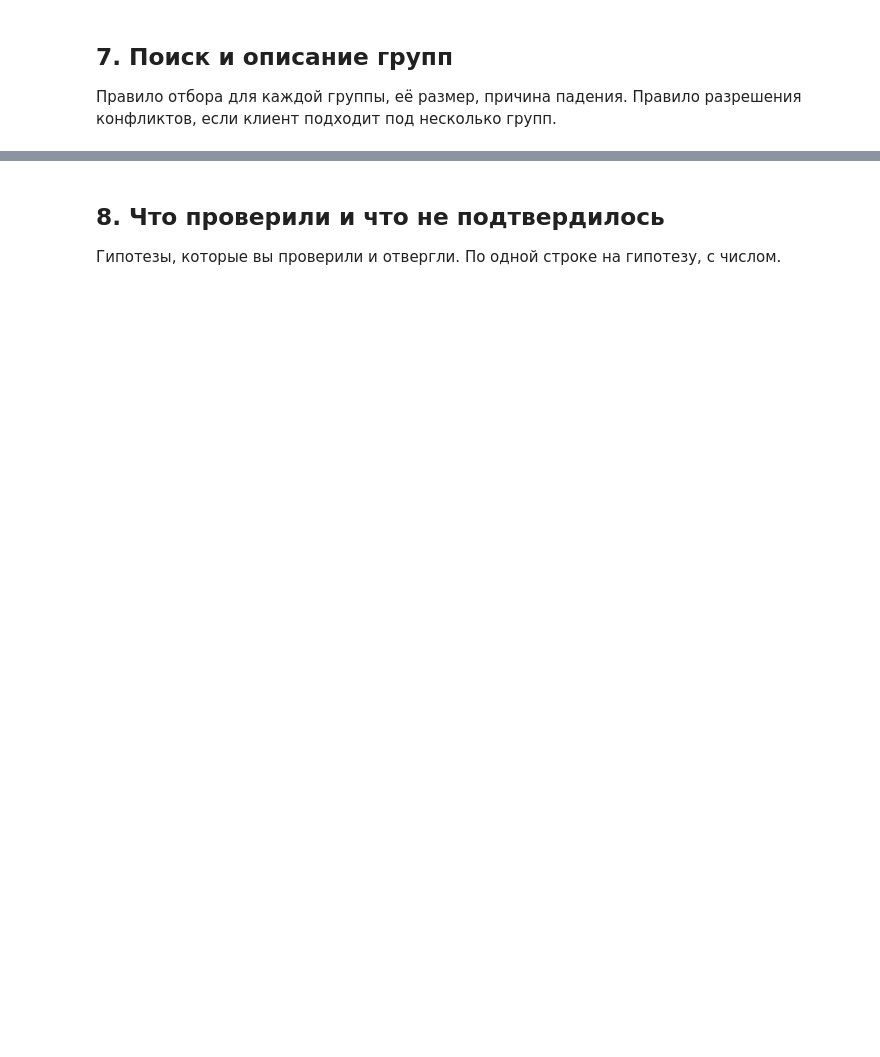
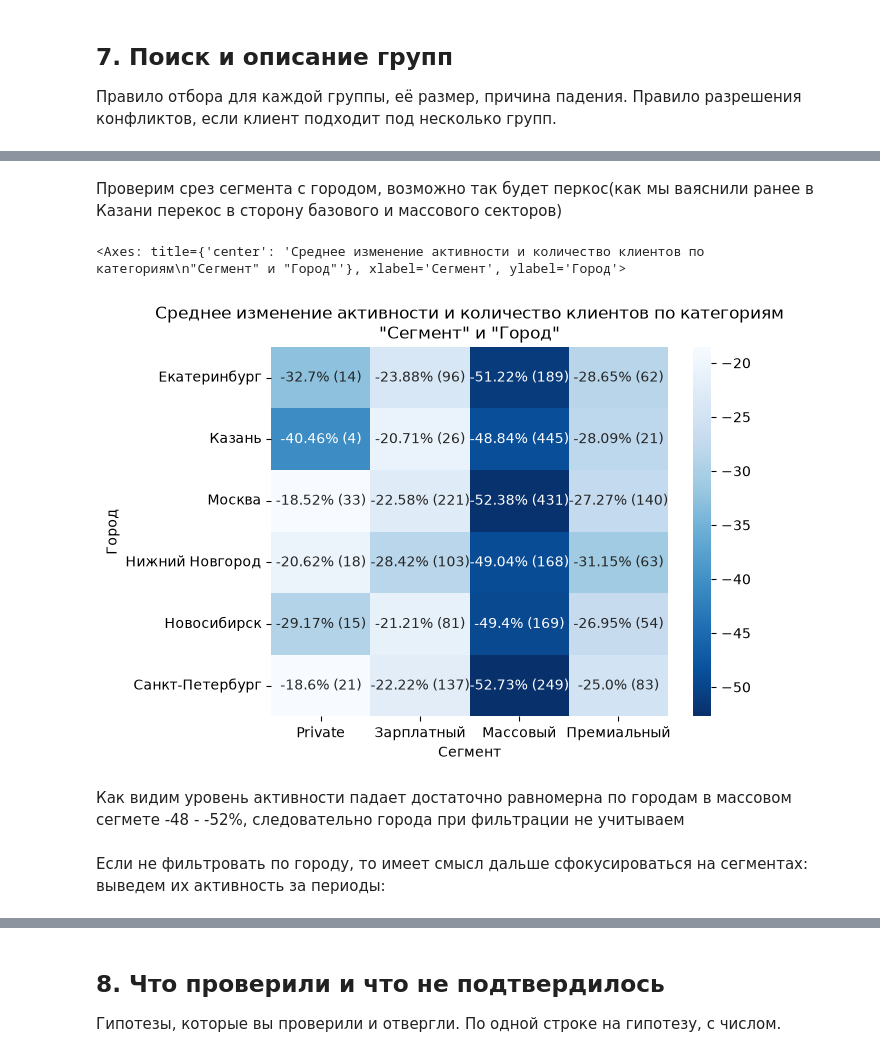
Before and after one commit to CAT-i0n/Rudman_Ivan_Lab1, a Jupyter notebook: notebooks/01_analysis.ipynb, the cells around one changed output, grey strips where cells are left out. Saved outputs shown, nothing was run; the diff lists cells and outputs as text; code cells hidden in the pictures; blank space fills up the shorter version.

```diff
--- a/notebooks/report/01_analysis_copy.ipynb
+++ b/notebooks/01_analysis.ipynb
@@ -2265,0 +2486,11 @@ df_clients_activity
+# %% [markdown]
+Проверим срез сегмента с городом, возможно так будет перкос(как мы ваяснили ранее в Казани перекос в сторону базового и массового секторов)
+# %%
+build_heatmap_by_columns_and_activity_lavel(df_clients_activity_grouped,'segment',"city")
+# %% [output]
+<Axes: title={'center': 'Среднее изменение активности и количество клиентов по категориям\n"Сегмент" и "Город"'}, xlabel='Сегмент', ylabel='Город'>
+[figure, added]
+# %% [markdown]
+Как видим уровень активности падает достаточно равномерна по городам в массовом сегмете -48 - -52%, следовательно города при фильтрации не учитываем
+# %% [markdown]
+Если не фильтровать по городу, то имеет смысл дальше сфокусироваться на сегментах: выведем их активность за периоды:
```
Also changed, not shown: parts of 44 cells of this notebook, 11 other files.
